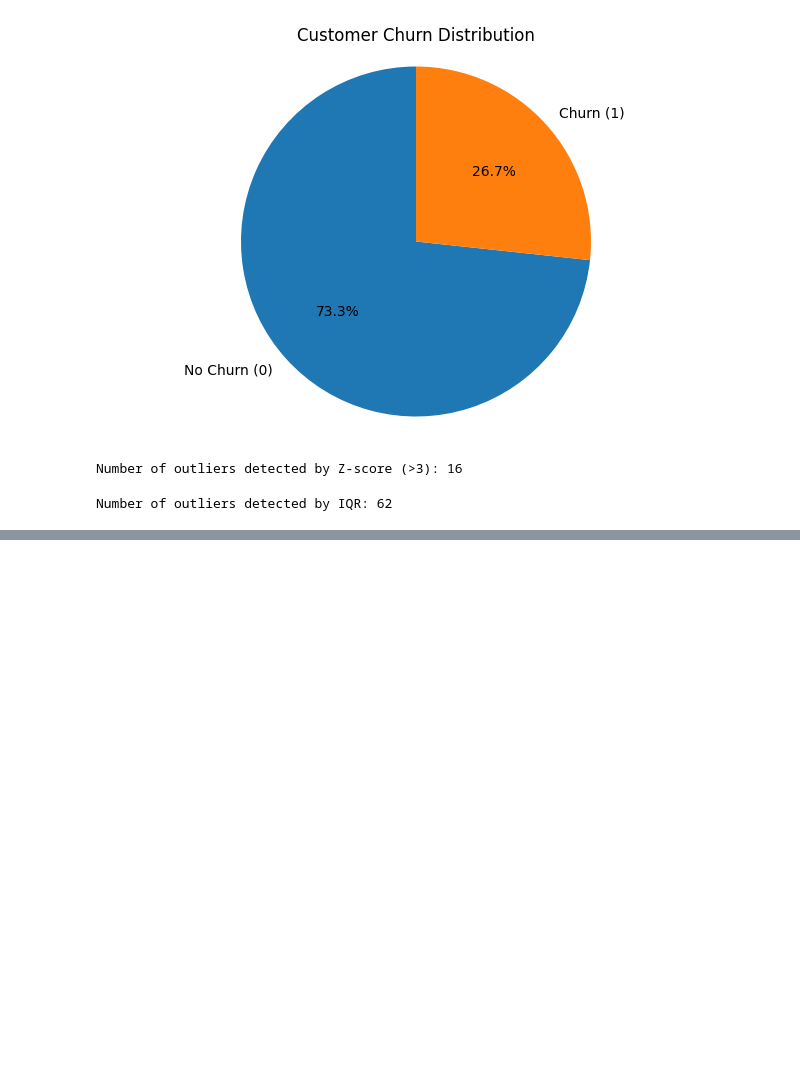
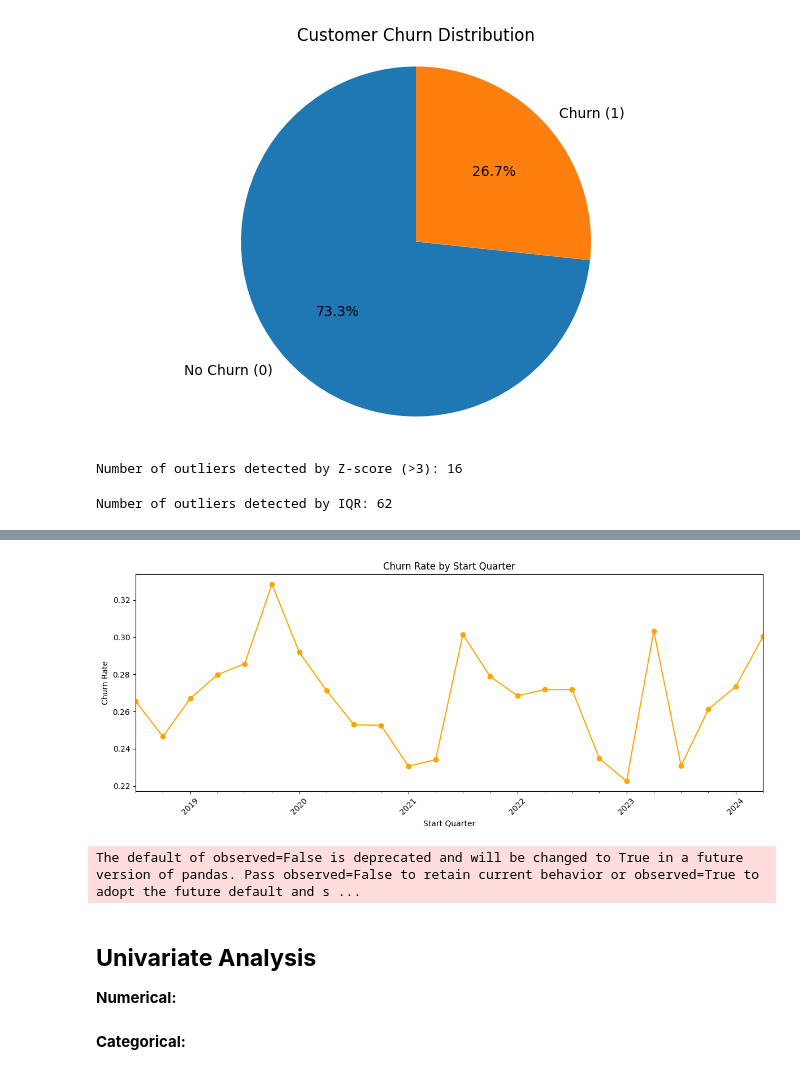
Before and after one commit to Maimoon-github/Customer-Churn-Prediction, a Jupyter notebook: notebooks/NoteBook.ipynb, the cells around one changed output, grey strips where cells are left out. Cells and saved outputs as stored; diff of their text form; code cells hidden in the pictures; blank space fills up the shorter version.

```diff
--- a/notebooks/NoteBook.ipynb
+++ b/notebooks/NoteBook.ipynb
@@ -311,0 +371,24 @@ fig_iqr.show()
+# %%
+# Plot churn by quarter
+plt.figure(figsize=(12, 5))
+churn_by_quarter.plot(marker='o', color='orange')
+plt.title('Churn Rate by Start Quarter')
+plt.ylabel('Churn Rate')
+plt.xlabel('Start Quarter')
+plt.xticks(rotation=45)
+plt.tight_layout()
+plt.show()
+# %% [output]
+[figure, added]
+# %%
+# Cohort analysis: Churn rate by customer tenure buckets
+
+# Define tenure buckets (e.g., 0-12, 13-24, ..., 61-72 months)
+bins = [0, 12, 24, 36, 48, 60, 72]
+labels = ['1-12', '13-24', '25-36', '37-48', '49-60', '61-72']
+data['TenureBucket'] = pd.cut(data['Tenure'], bins=bins, labels=labels, right=True, include_lowest=True)
+
+# Calculate churn rate per tenure bucket
+churn_by_tenure_bucket = data.groupby('TenureBucket')['Churn'].mean()
+# %% [output]
+The default of observed=False is deprecated and will be changed to True in a future version of pandas. Pass observed=False to retain current behavior or observed=True to adopt the future default and s ...
@@ -311,0 +404,4 @@ fig_iqr.show()
+# %% [markdown]
+## **Univariate Analysis**
+
+**Numerical:**
@@ -311,0 +415,2 @@ fig_iqr.show()
+# %% [markdown]
+**Categorical:**
```
Also changed, not shown: parts of 8 cells of this notebook.
